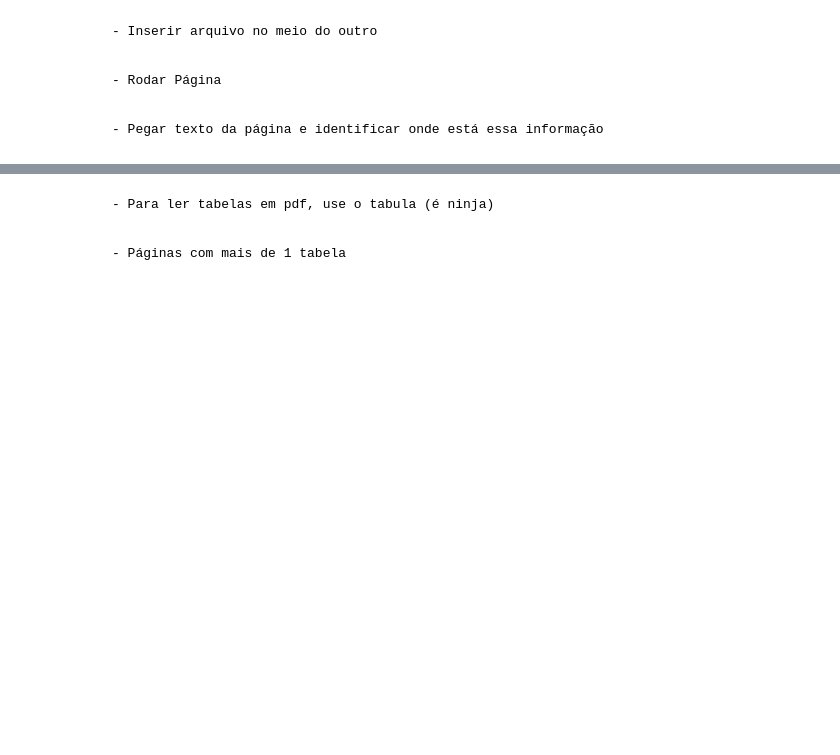
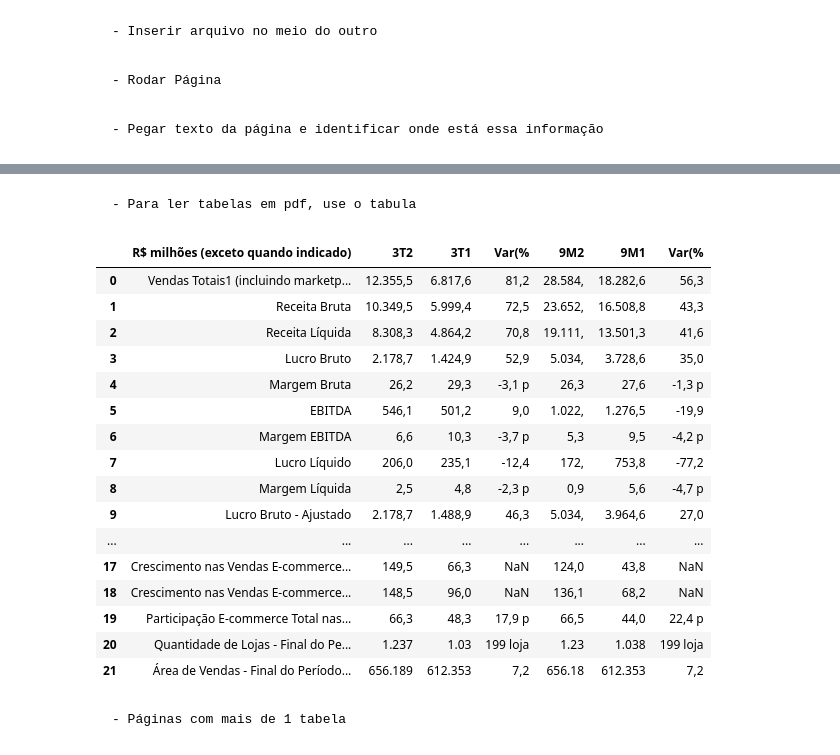
Before and after one commit to davidspader/curso-python, a Jupyter notebook: pdf/PythonPDF.ipynb, the cells around one changed output, grey strips where cells are left out. Drawn from its saved outputs; the diff is of its cells as text; code cells hidden in the pictures; blank space fills up the shorter version.

```diff
--- a/pdf/PythonPDF.ipynb
+++ b/pdf/PythonPDF.ipynb
@@ -61,4 +107,32 @@ with Path(f'novo-pdf-merge.pdf').open(mode='wb') as arquivo_final:
 # %% [markdown]
-    - Para ler tabelas em pdf, use o tabula (é ninja)
+    - Para ler tabelas em pdf, use o tabula
+# %%
+df = tabula.read_pdf('MGLU_ER_3T20_POR.pdf', pages=5)
+tabela = df[0]
+tabela = tabela.dropna(how='all')
+tabela = tabela.dropna(how='all', axis=1)
+tabela.columns = tabela.iloc[0]
+tabela = tabela.drop(tabela.index[0])
+tabela = tabela.reset_index(drop=True)
+
+display(tabela)
+# %% [output]
+|  | R$ milhões (exceto quando indicado) | 3T2 | 3T1 | Var(% | 9M2 | 9M1 | Var(% |
+| 0 | Vendas Totais1 (incluindo marketp... | 12.355,5 | 6.817,6 | 81,2 | 28.584, | 18.282,6 | 56,3 |
+| 1 | Receita Bruta | 10.349,5 | 5.999,4 | 72,5 | 23.652, | 16.508,8 | 43,3 |
+| 2 | Receita Líquida | 8.308,3 | 4.864,2 | 70,8 | 19.111, | 13.501,3 | 41,6 |
+| 3 | Lucro Bruto | 2.178,7 | 1.424,9 | 52,9 | 5.034, | 3.728,6 | 35,0 |
+| 4 | Margem Bruta | 26,2 | 29,3 | -3,1 p | 26,3 | 27,6 | -1,3 p |
+| 5 | EBITDA | 546,1 | 501,2 | 9,0 | 1.022, | 1.276,5 | -19,9 |
+| 6 | Margem EBITDA | 6,6 | 10,3 | -3,7 p | 5,3 | 9,5 | -4,2 p |
+| 7 | Lucro Líquido | 206,0 | 235,1 | -12,4 | 172, | 753,8 | -77,2 |
+| 8 | Margem Líquida | 2,5 | 4,8 | -2,3 p | 0,9 | 5,6 | -4,7 p |
+| 9 | Lucro Bruto - Ajustado | 2.178,7 | 1.488,9 | 46,3 | 5.034, | 3.964,6 | 27,0 |
+| ... | ... | ... | ... | ... | ... | ... | ... |
+| 17 | Crescimento nas Vendas E-commerce... | 149,5 | 66,3 | NaN | 124,0 | 43,8 | NaN |
+| 18 | Crescimento nas Vendas E-commerce... | 148,5 | 96,0 | NaN | 136,1 | 68,2 | NaN |
+| 19 | Participação E-commerce Total nas... | 66,3 | 48,3 | 17,9 p | 66,5 | 44,0 | 22,4 p |
+| 20 | Quantidade de Lojas - Final do Pe... | 1.237 | 1.03 | 199 loja | 1.23 | 1.038 | 199 loja |
+| 21 | Área de Vendas - Final do Período... | 656.189 | 612.353 | 7,2 | 656.18 | 612.353 | 7,2 |
 # %% [markdown]
     - Páginas com mais de 1 tabela
```
Also changed, not shown: parts of 8 cells of this notebook.
